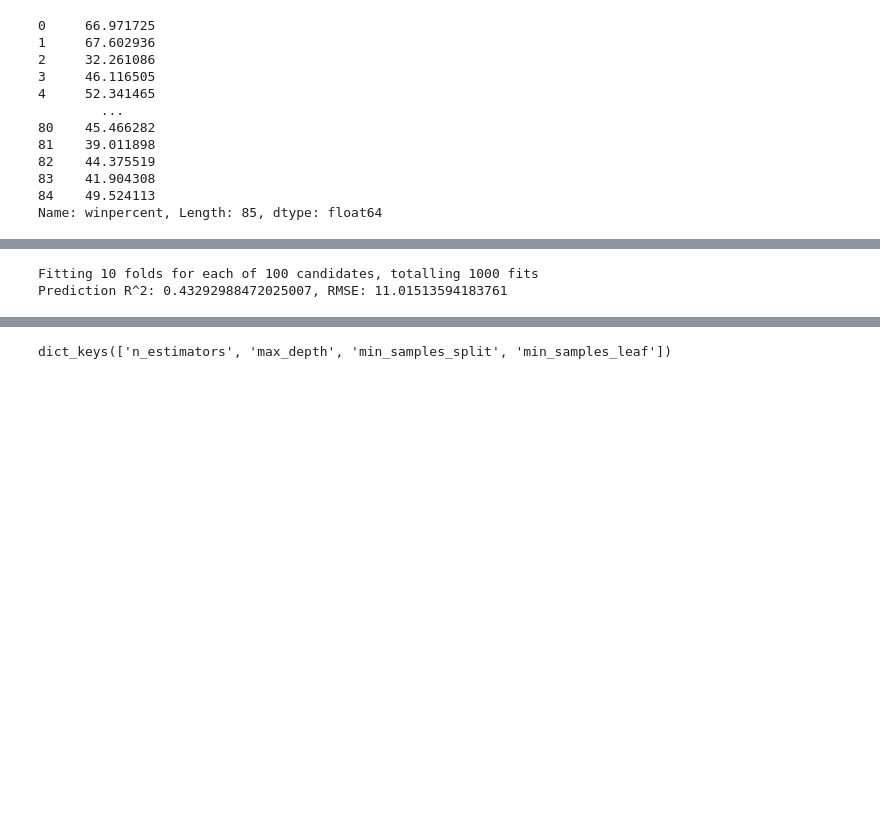
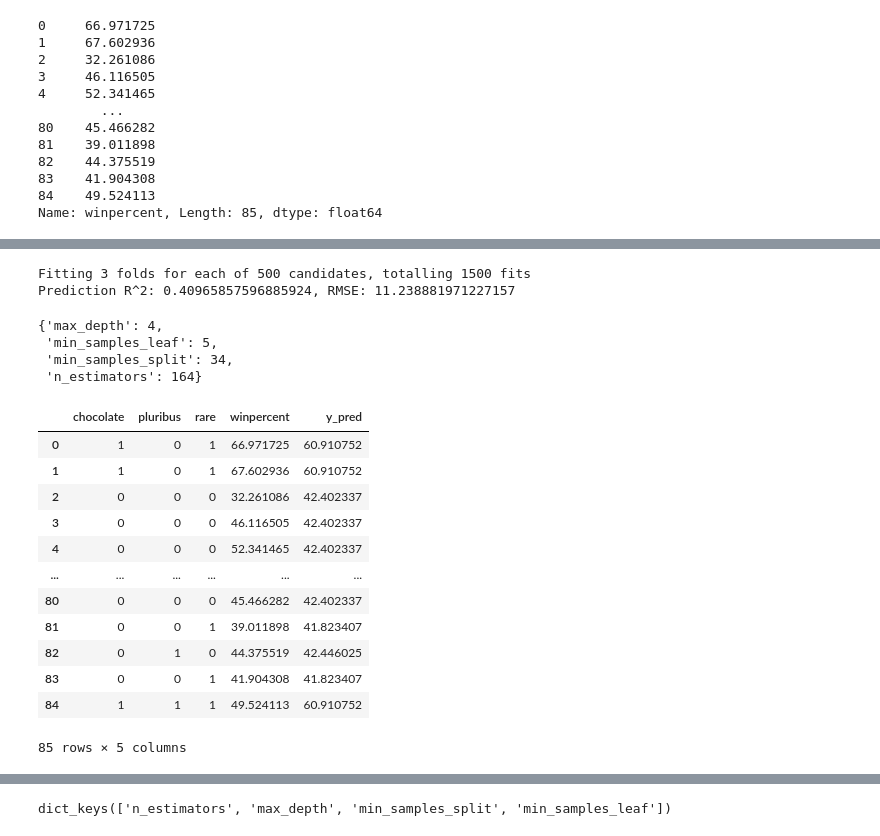
Before and after one commit to Eezzeldin/candy, a Jupyter notebook: candy.ipynb, the cells around one changed output, grey strips where cells are left out. Saved outputs shown, nothing was run; the diff lists cells and outputs as text; code cells hidden in the pictures; blank space fills up the shorter version.

```diff
--- a/candy.ipynb
+++ b/candy.ipynb
@@ -140,14 +140,14 @@ from sklearn.metrics import r2_score, mean_squared_error
 # Define the parameter distribution
 param_dist = {
     "n_estimators": randint(100, 200),
-    "max_depth": randint(3, 20),
-    "min_samples_split": randint(2, 11),
-    "min_samples_leaf": randint(1, 11)
+    "max_depth": randint(3, 10), #20
+    "min_samples_split": randint(2, 100), #11
+    "min_samples_leaf": randint(1, 100) #11
 }
 
 
 # Setup the Randomized Search with cross-validation for the entire dataset
-random_search = RandomizedSearchCV(estimator=RandomForestRegressor(), param_distributions=param_dist, n_iter=100, cv=10, random_state=42, n_jobs = -1 , verbose = 40)
+random_search = RandomizedSearchCV(estimator=RandomForestRegressor(), param_distributions=param_dist, n_iter=500, cv=3, random_state=42, n_jobs = -1 , verbose = 40)
 
 # Perform the search on the entire dataset
 random_search.fit(X, y)
@@ -162,5 +162,29 @@ rmse = np.sqrt(mean_squared_error(y, y_pred))
 
 print(f"Prediction R^2: {r2}, RMSE: {rmse}")
 # %% [output]
-Fitting 10 folds for each of 100 candidates, totalling 1000 fits
-Prediction R^2: 0.43292988472025007, RMSE: 11.01513594183761
+Fitting 3 folds for each of 500 candidates, totalling 1500 fits
+Prediction R^2: 0.40965857596885924, RMSE: 11.238881971227157
+# %%
+best_params
+# %% [output]
+{'max_depth': 4,
+ 'min_samples_leaf': 5,
+ 'min_samples_split': 34,
+ 'n_estimators': 164}
+# %%
+candy_pred = X.join (y).join (pd.DataFrame (y_pred,columns = ["y_pred"]))
+candy_pred
+# %% [output]
+|  | chocolate | pluribus | rare | winpercent | y_pred |
+| 0 | 1 | 0 | 1 | 66.971725 | 60.910752 |
+| 1 | 1 | 0 | 1 | 67.602936 | 60.910752 |
+| 2 | 0 | 0 | 0 | 32.261086 | 42.402337 |
+| 3 | 0 | 0 | 0 | 46.116505 | 42.402337 |
+| 4 | 0 | 0 | 0 | 52.341465 | 42.402337 |
+| ... | ... | ... | ... | ... | ... |
+| 80 | 0 | 0 | 0 | 45.466282 | 42.402337 |
+| 81 | 0 | 0 | 1 | 39.011898 | 41.823407 |
+| 82 | 0 | 1 | 0 | 44.375519 | 42.446025 |
+| 83 | 0 | 0 | 1 | 41.904308 | 41.823407 |
+| 84 | 1 | 1 | 1 | 49.524113 | 60.910752 |
+85 rows × 5 columns
```
Also changed, not shown: parts of 12 cells of this notebook.
